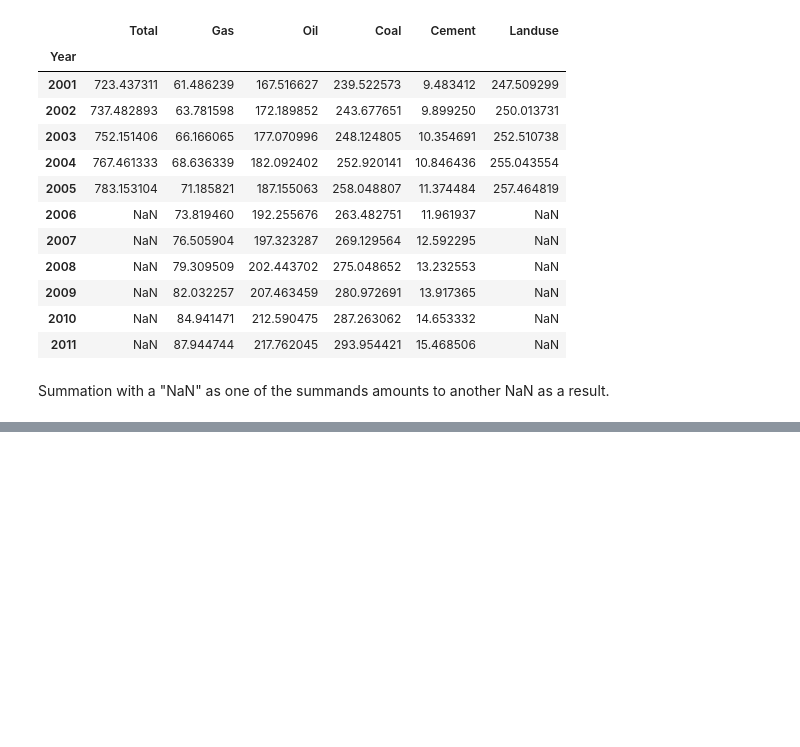
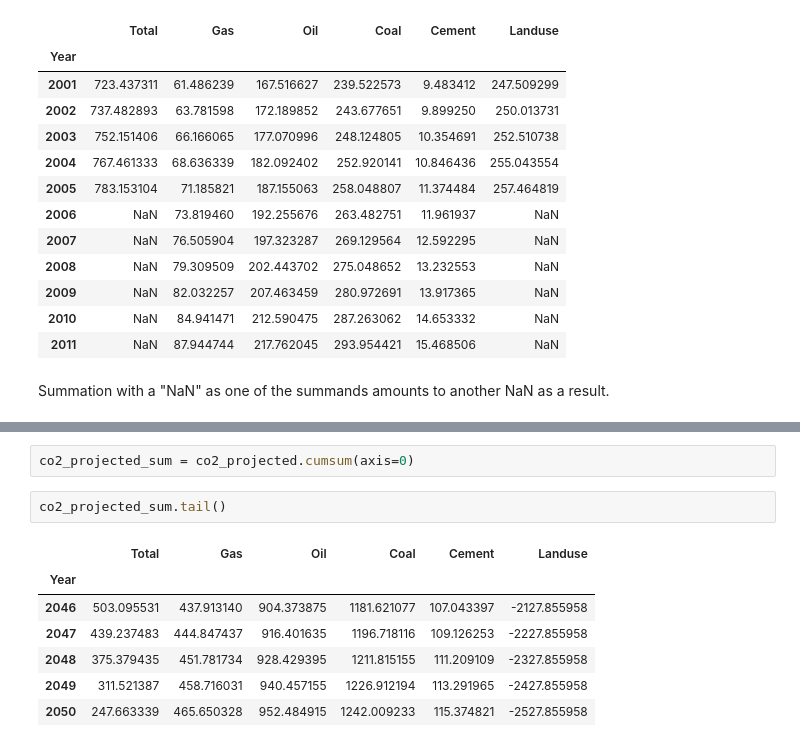
Before and after one commit to DocEpsilon/CO2-emissions-by-sources, a Jupyter notebook: Global CO2-Emissions incl Landuse.ipynb, the cells around one changed output, grey strips where cells are left out. Cells and saved outputs as stored; diff of their text form; blank space fills up the shorter version.

```diff
--- a/Global CO2-Emissions incl Landuse.ipynb
+++ b/Global CO2-Emissions incl Landuse.ipynb
@@ -248,0 +356,12 @@ As Dr. Rao I dare say that we won't be able to tackle the climate crisis if we d
+# %%
+co2_projected_sum = co2_projected.cumsum(axis=0)
+# %%
+co2_projected_sum.tail()
+# %% [output]
+|  | Total | Gas | Oil | Coal | Cement | Landuse |
+| Year |  |  |  |  |  |  |
+| 2046 | 503.095531 | 437.913140 | 904.373875 | 1181.621077 | 107.043397 | -2127.855958 |
+| 2047 | 439.237483 | 444.847437 | 916.401635 | 1196.718116 | 109.126253 | -2227.855958 |
+| 2048 | 375.379435 | 451.781734 | 928.429395 | 1211.815155 | 111.209109 | -2327.855958 |
+| 2049 | 311.521387 | 458.716031 | 940.457155 | 1226.912194 | 113.291965 | -2427.855958 |
+| 2050 | 247.663339 | 465.650328 | 952.484915 | 1242.009233 | 115.374821 | -2527.855958 |
```
Also changed, not shown: parts of 34 cells of this notebook.
